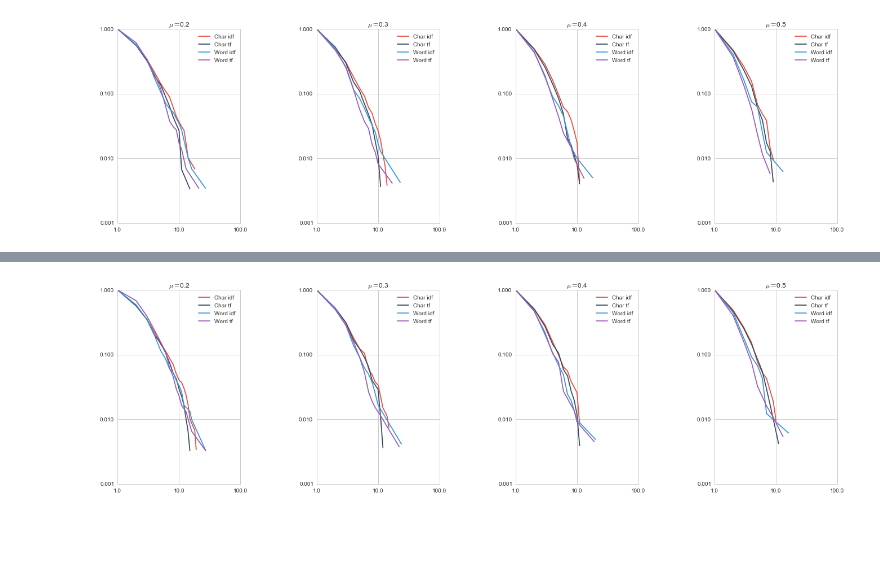
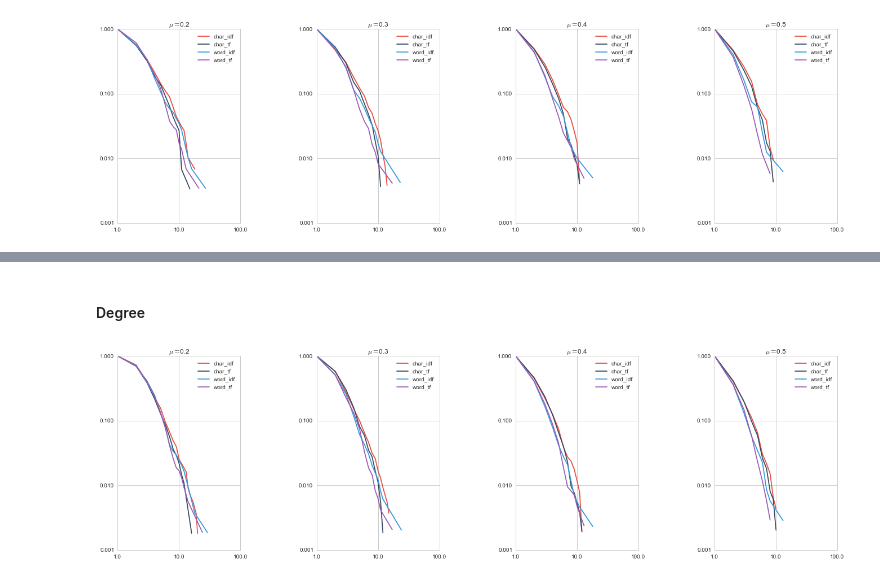
Before and after one commit to fbkarsdorp/textnet, a Jupyter notebook: experiments/Chain Letters.ipynb, the cells around one changed output, grey strips where cells are left out. Cells and saved outputs as stored; diff of their text form; code cells hidden in the pictures; blank space fills up the shorter version.

Commit message:
add degree analyis

```diff
--- a/experiments/Chain Letters.ipynb
+++ b/experiments/Chain Letters.ipynb
@@ -439,0 +450,9 @@ fig.set_figheight(10)
+# %%
+models = [('char_idf', Y_char_idf),
+          ('char_tf', Y_char_tf),
+          ('word_idf', Y_word_idf),
+          ('word_tf', Y_word_tf),
+          ('char_idf_m', Y_char_idf_m),
+          ('char_tf_m', Y_char_tf_m),
+          ('word_idf_m', Y_word_idf_m),
+          ('word_tf_m', Y_word_tf_m)]
@@ -469,0 +501,11 @@ fig.set_figwidth(20)
+# %%
+fits = []
+for i, sigma in enumerate([0.2, 0.3, 0.4, 0.5]):
+    for (model, Y) in models:
+        G = tn.to_graph(Y, sigma=sigma)
+        degree_in = list(v + 1 for v in G.in_degree().values())
+        fit = pl.Fit(degree_in, discrete=True)
+        fits.append({'model': model, 'sigma': sigma,
+                     'x_min': fit.xmin, 'alpha': fit.alpha,
+                     'comparisons': ' '.join(compare_dists(fit))})
+fit_df = pd.DataFrame(fits)
@@ -470,30 +532,22 @@ fig.set_figwidth(20)
+# %% [markdown]
+#### Degree
 # %%
 from matplotlib.ticker import ScalarFormatter
 
 fig, axes = sns.plt.subplots(nrows=1, ncols=4, sharex=True)
 
 for i, sigma in enumerate([0.2, 0.3, 0.4, 0.5]):
-    G = tn.to_graph(Y_char_idf_m, sigma=sigma)
-    degree_in = list(v for v in G.in_degree().values() if v > 0)
-    axes[i].loglog(*tn.statistics.ccdf(degree_in), label=r'Char idf')
+    for (model, Y) in models[:4]:
+        G = tn.to_graph(Y, sigma=sigma)
+        degree_in = list(v for v in G.degree().values() if v > 0)
+        axes[i].loglog(*tn.statistics.ccdf(degree_in), label=model)
 
-    G = tn.to_graph(Y_char_tf_m, sigma=sigma)
-    degree_in = list(v for v in G.in_degree().values() if v > 0)
-    axes[i].loglog(*tn.statistics.ccdf(degree_in), label=r'Char tf')
-
-    G = tn.to_graph(Y_word_idf_m, sigma=sigma)
-    degree_in = list(v for v in G.in_degree().values() if v > 0)
-    axes[i].loglog(*tn.statistics.ccdf(degree_in), label=r'Word idf')
-
-    G = tn.to_graph(Y_word_tf_m, sigma=sigma)
-    degree_in = list(v for v in G.in_degree().values() if v > 0)
-    axes[i].loglog(*tn.statistics.ccdf(degree_in), label=r'Word tf')
     axes[i].yaxis.set_major_formatter(ScalarFormatter())
     axes[i].xaxis.set_major_formatter(ScalarFormatter())
     axes[i].legend()
     axes[i].set_title(r'$\mu=$%.1f' % sigma)
 
 fig.tight_layout()
 fig.set_figwidth(20)
 # %% [output]
-[figure, old version]
+[figure, new version]
```
Also changed, not shown: parts of 9 cells of this notebook.
